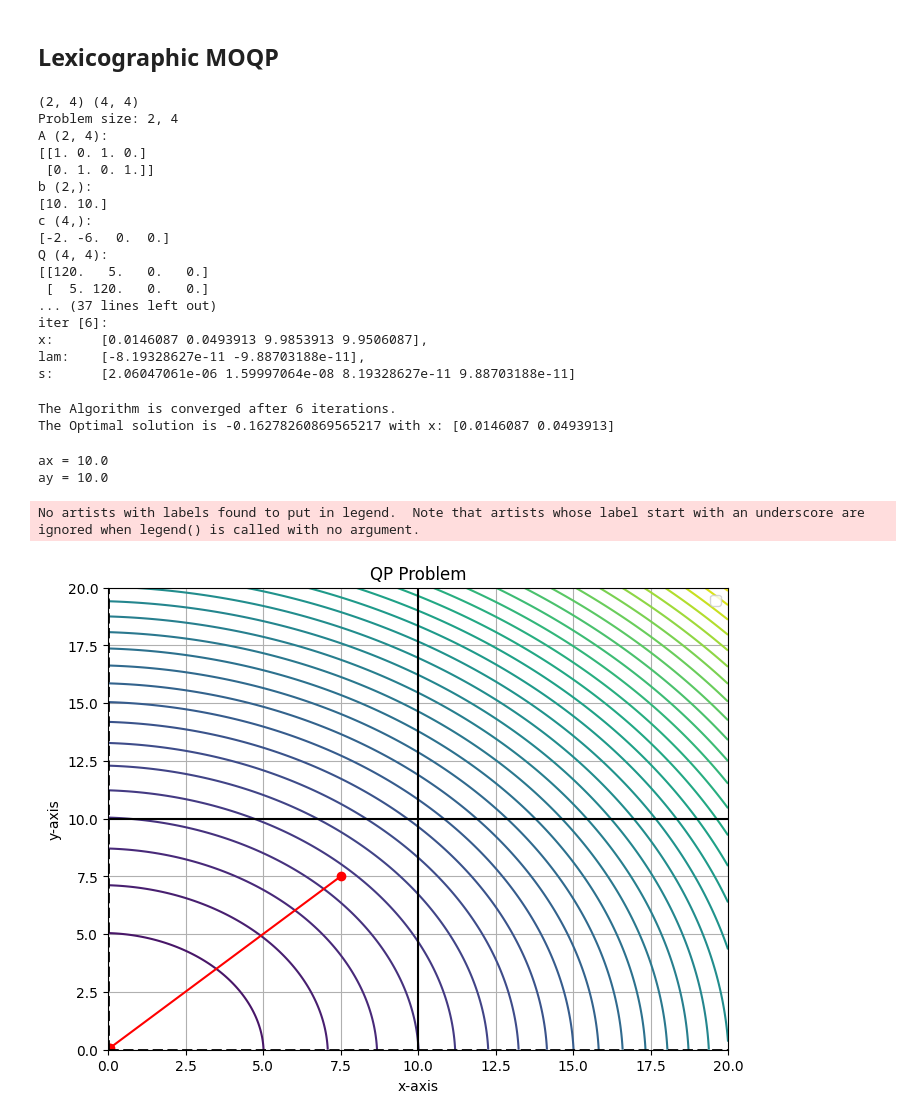
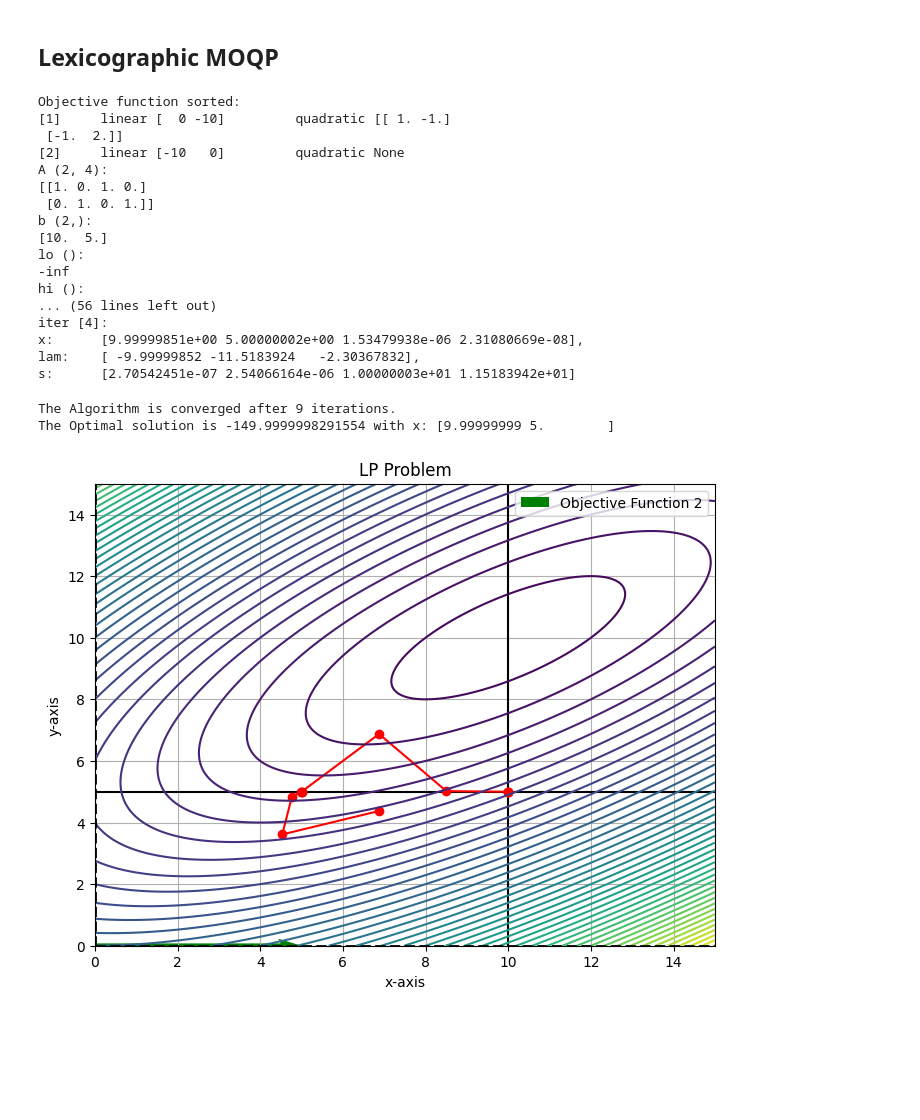
Before and after one commit to balditommaso/primal-dual-interior-point, a Jupyter notebook: test.ipynb, the cells around one changed output. Cells and saved outputs as stored; diff of their text form; code cells hidden in the pictures; blank space fills up the shorter version.

```diff
--- a/test.ipynb
+++ b/test.ipynb
@@ -133,58 +133,63 @@ No artists with labels found to put in legend.  Note that artists whose label st
 ## Lexicographic MOQP
 # %%
 # QP problem
-Q = np.array(
-    [
-        [ 120, 5],
-        [ 5, 120]
-    ], dtype=np.float64)
+sorted_obj = [
+    {
+        "c": np.array([0, -10]),
+        "Q": np.array([
+                        [ 1, -1],
+                        [-1,  2]
+                    ], dtype=np.float64)
+    },
+    {
+        "c": np.array([-10, 0]),
+        "Q": None
+    },
+]
+
 A = np.array(
     [[ 1,  0],
      [ 0,  1]], dtype=np.float64)
-b = np.array([10, 10], dtype=np.float64)
-c = np.array([-2, -6], dtype=np.float64)
+b = np.array([10, 5], dtype=np.float64)
 
-# standard form
 A_std = np.hstack([A, np.eye(A.shape[0])])
-c_std = np.concatenate((c, np.zeros((A.shape[0],))))
-Q_std = np.pad(Q, (0, A.shape[0]), 'constant', constant_values=0)
 
-QP = QPProblem(A_std, b, c_std, Q_std)
+LMOP = LMOPProblems(A_std, b, sorted_obj)
 # %%
-x, lam, s, converge, n_iter, steps = QP.internal_point(tolerance=1e-8)
+x, lam, s, converge, n_iter, steps = LMOP.internal_point(tolerance=1e-8, max_it=100)
 # %% [output]
-(2, 4) (4, 4)
-Problem size: 2, 4
+Objective function sorted:
+[1]     linear [  0 -10]         quadratic [[ 1. -1.]
+ [-1.  2.]]
+[2]     linear [-10   0]         quadratic None
 A (2, 4):
 [[1. 0. 1. 0.]
  [0. 1. 0. 1.]]
 b (2,):
-[10. 10.]
-c (4,):
-[-2. -6.  0.  0.]
-Q (4, 4):
-[[120.   5.   0.   0.]
- [  5. 120.   0.   0.]
-... (37 lines left out)
-iter [6]:
-x:      [0.0146087 0.0493913 9.9853913 9.9506087],
-lam:    [-8.19328627e-11 -9.88703188e-11],
-s:      [2.06047061e-06 1.59997064e-08 8.19328627e-11 9.88703188e-11]
+[10.  5.]
+lo ():
+-inf
+hi ():
+... (56 lines left out)
+iter [4]:
+x:      [9.99999851e+00 5.00000002e+00 1.53479938e-06 2.31080669e-08],
+lam:    [ -9.99999852 -11.5183924   -2.30367832],
+s:      [2.70542451e-07 2.54066164e-06 1.00000003e+01 1.15183942e+01]
 # %%
 if converge:
     x = x[:A.shape[1]]
-    solution = np.sum(x @ c + 0.5 * x.T @ Q @ x)
+    solution = 0
+    for obj in sorted_obj:
+        solution += np.sum(x @ obj['c'])
+
     print(f'The Algorithm is converged after {n_iter} iterations.\n' \
-          f'The Optimal solution is {solution} with x: {x}')
+        f'The Optimal solution is {solution} with x: {x}')
 else:
     print("The Algorithm is not converged to a solution!")
 # %% [output]
-The Algorithm is converged after 6 iterations.
-The Optimal solution is -0.16278260869565217 with x: [0.0146087 0.0493913]
+The Algorithm is converged after 9 iterations.
+The Optimal solution is -149.9999998291554 with x: [9.99999999 5.        ]
 # %%
-plot_QP(A, b, c, Q, steps, max_scale=20)
+plot_LMOLP(A, b, sorted_obj, steps, max_scale=15)
 # %% [output]
-ax = 10.0
-ay = 10.0
-No artists with labels found to put in legend.  Note that artists whose label start with an underscore are ignored when legend() is called with no argument.
-[figure, old version]
+[figure, new version]
```
Also changed, not shown: parts of 2 cells of this notebook, 3 other files.
